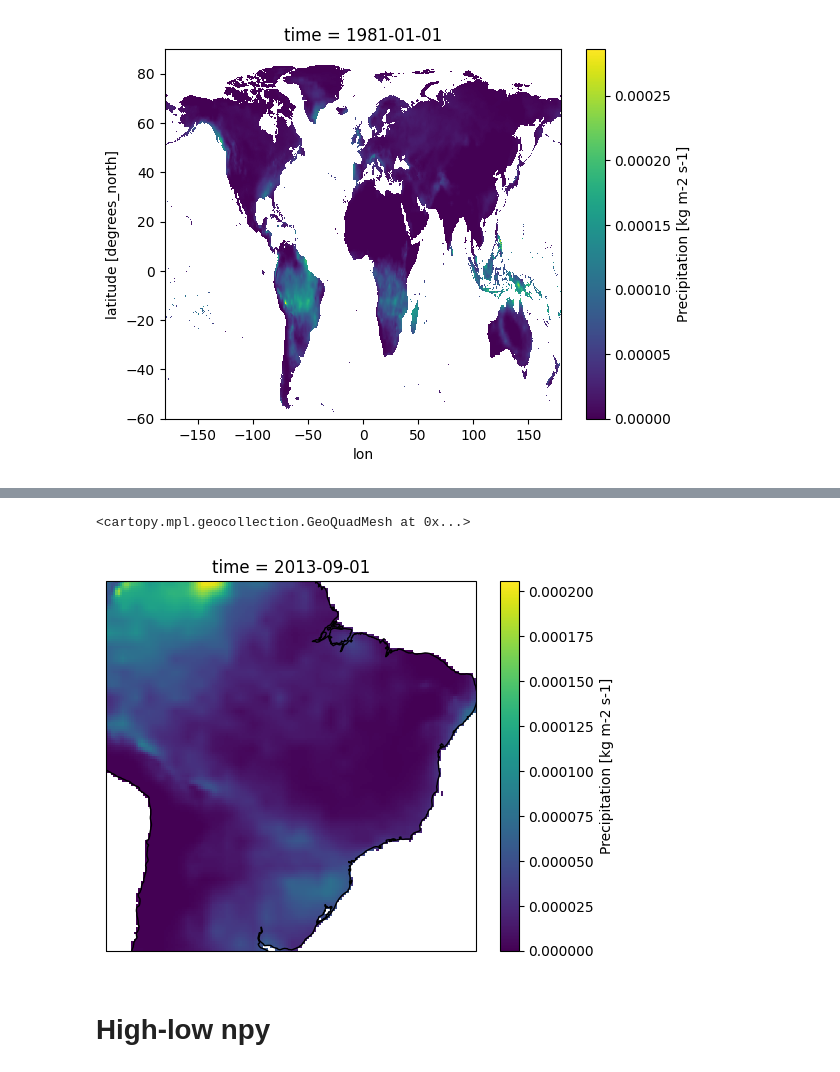
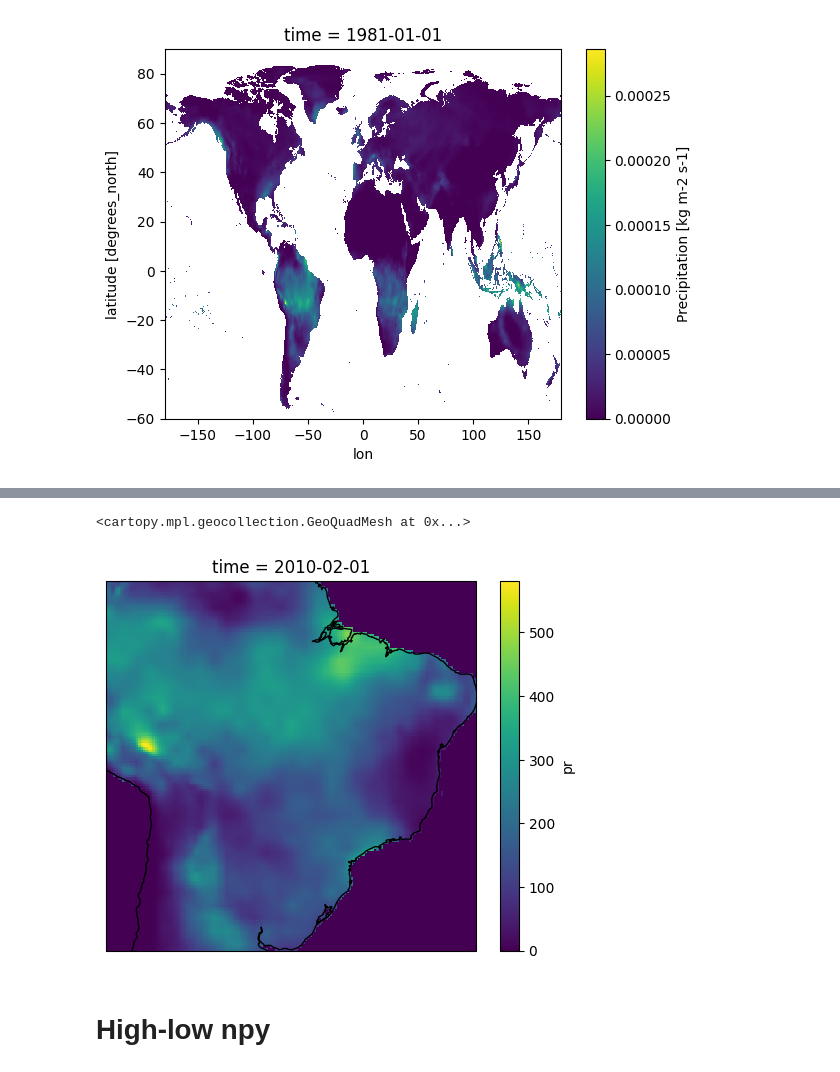
Before and after one commit to DilermandoQueiroz/downscaling, a Jupyter notebook: datamodule/view.ipynb, the cells around one changed output, grey strips where cells are left out. Cells and saved outputs as stored; diff of their text form; code cells hidden in the pictures.

```diff
--- a/datamodule/view.ipynb
+++ b/datamodule/view.ipynb
@@ -62,7 +62,8 @@ chirps_brasil.sel(time='2023-2').plot(ax=ax_low, transform=ccrs.PlateCarree())
 # %%
 #open all files
 cmip6 = xr.open_mfdataset('dataset/CNRM-CMIP6/*.nc', combine='by_coords')
-cmip6 = cmip6.resample(time='1MS').mean()
+cmip6 = cmip6 * 86400
+cmip6 = cmip6.resample(time='1MS').sum()
 cmip6 = cmip6.assign_coords(lon=(((cmip6.lon + 180) % 360) - 180))
 cmip6 = cmip6.roll(lon=int(len(cmip6['lon']) / 2), roll_coords=True)
 cmip6
@@ -149,10 +150,10 @@ CC-BY-SA 4.0
 # %%
 ax_low = plt.axes(projection=ccrs.PlateCarree())
 ax_low.coastlines()
-cmip6_brasil.sel(time='2013-9').pr.plot(ax=ax_low, transform=ccrs.PlateCarree())
+cmip6_brasil.sel(time='2010-2').pr.plot(ax=ax_low, transform=ccrs.PlateCarree())
 # %% [output]
 <cartopy.mpl.geocollection.GeoQuadMesh at 0x...>
-[figure, old version]
+[figure, new version]
 # %% [markdown]
 # High-low npy
 # %%
```
Also changed, not shown: parts of 3 cells of this notebook.
